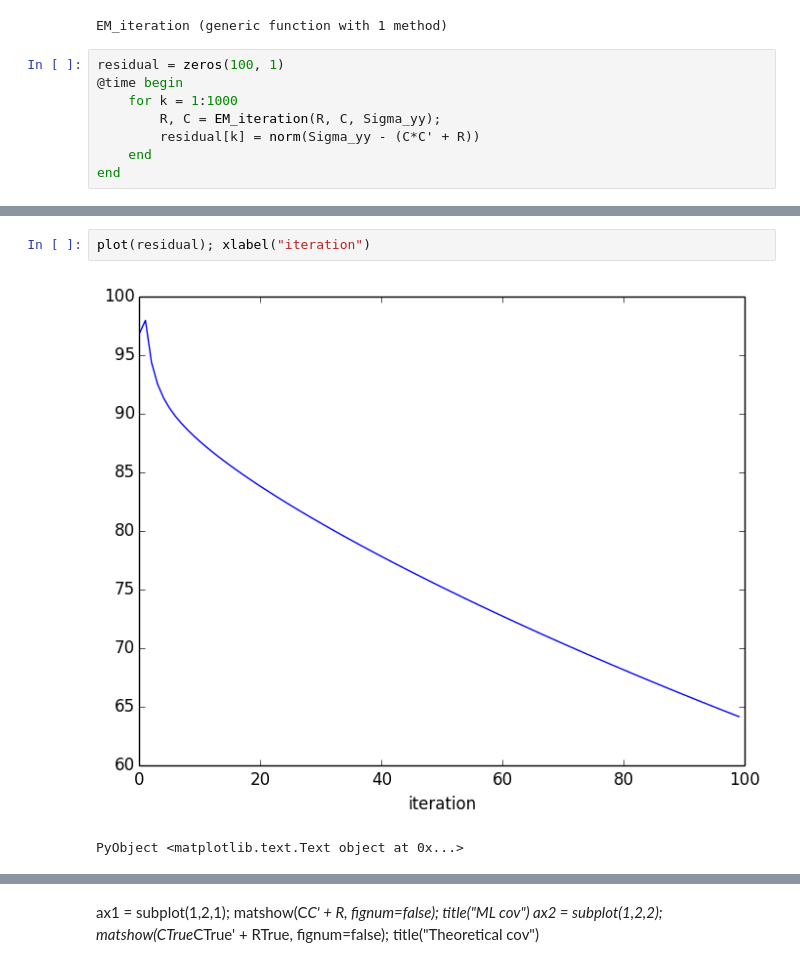
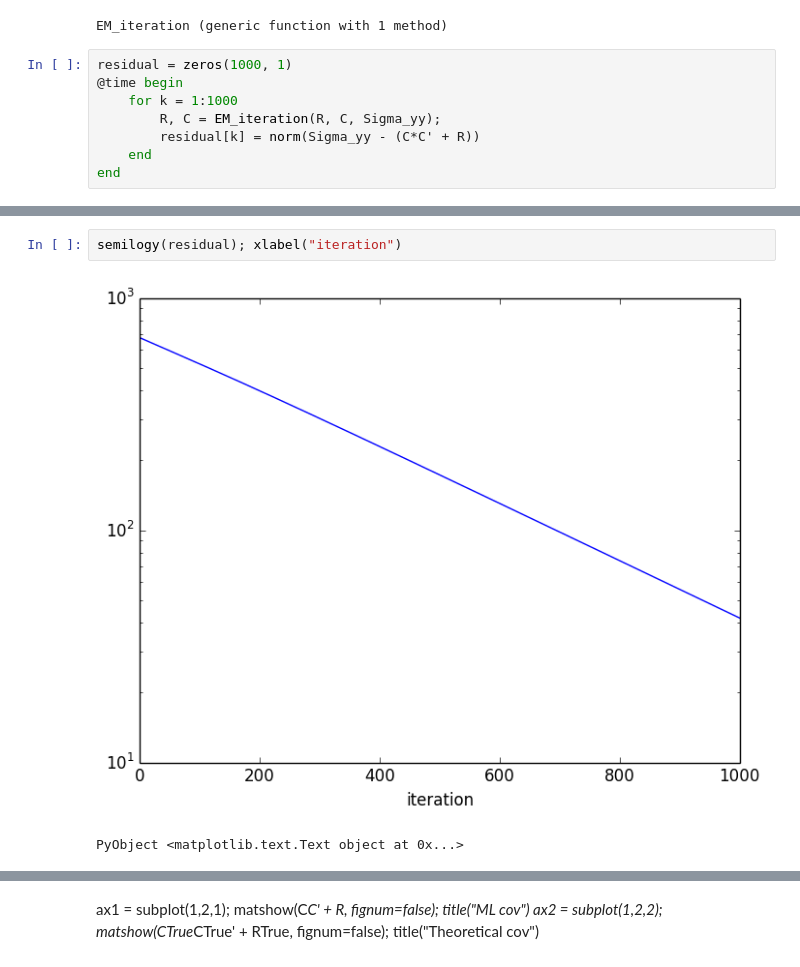
Before and after one commit to memming/EM_FA, a Jupyter notebook: julia/FactorAnalysis.ipynb, the cells around one changed output, grey strips where cells are left out. Cells and saved outputs as stored; diff of their text form.

```diff
--- a/julia/FactorAnalysis.ipynb
+++ b/julia/FactorAnalysis.ipynb
@@ -47,7 +53,7 @@ end
 # %% [output]
 EM_iteration (generic function with 1 method)
 # %%
-residual = zeros(100, 1)
+residual = zeros(1000, 1)
 @time begin
     for k = 1:1000
         R, C = EM_iteration(R, C, Sigma_yy);
@@ -60,7 +65,7 @@ while loading In[59], in expression starting on line 2
 # %%
-plot(residual); xlabel("iteration")
+semilogy(residual); xlabel("iteration")
 # %% [output]
-[figure, old version]
+[figure, new version]
 PyObject <matplotlib.text.Text object at 0x...>
 # %%
 plot(diag(R), label="inferred"); plot(diag(RTrue), label="true");
```
Also changed, not shown: parts of 12 cells of this notebook.
